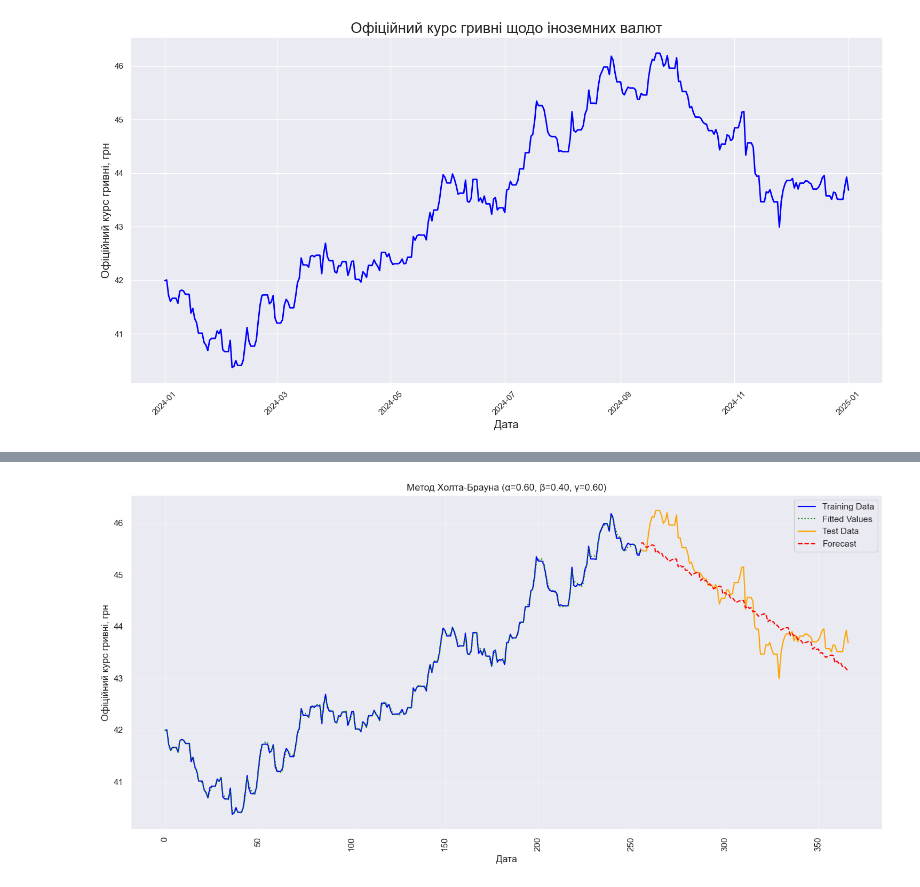
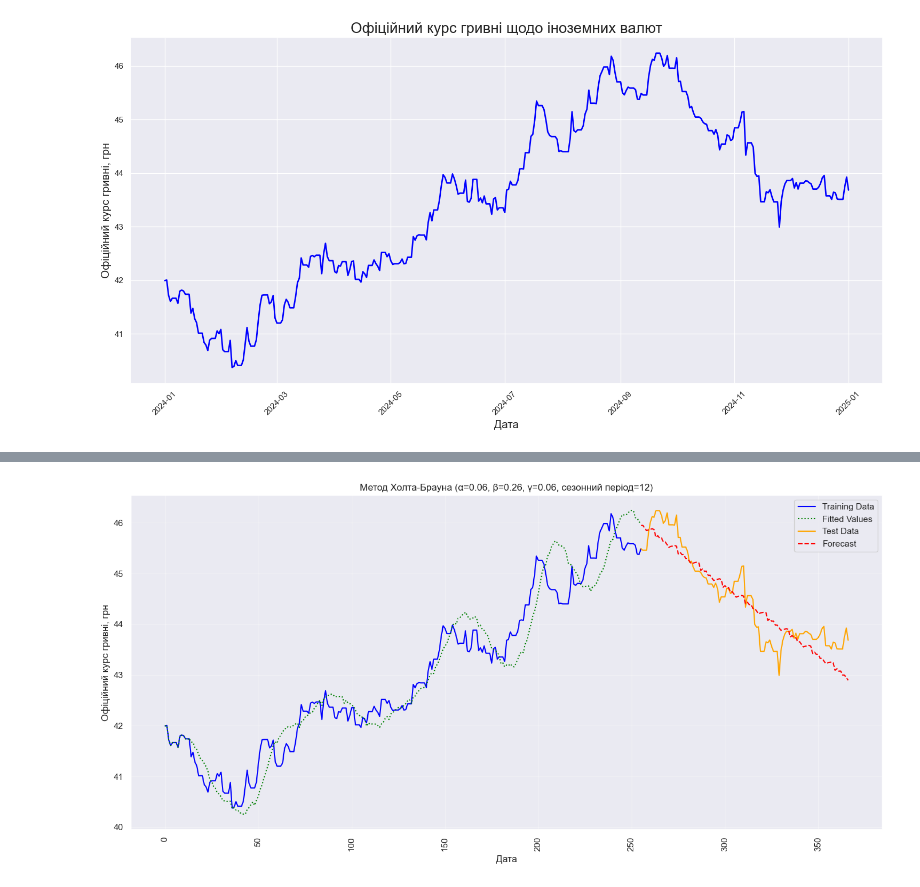
Before and after one commit to AndriyTok/data_Analysis_labs, a Jupyter notebook: lab8/lab8.ipynb, the cells around one changed output, grey strips where cells are left out. Drawn from its saved outputs; the diff is of its cells as text; code cells hidden in the pictures.

```diff
--- a/lab8/lab8.ipynb
+++ b/lab8/lab8.ipynb
@@ -115,44 +115,77 @@ test['Офіційний курс гривні, грн'] = test['Офіційн
 train_data = train['Офіційний курс гривні, грн'].to_numpy()
 test_data = test['Офіційний курс гривні, грн'].to_numpy()
 
-# Підбір найкращих параметрів
-best_params = {'alpha': 0, 'beta': 0, 'gamma': 0}
-best_mse = float('inf')
-best_mae = float('inf')
+# Підбір найкращих параметрів з тестуванням різних періодів сезонності
+overall_best_params = {'alpha': 0, 'beta': 0, 'gamma': 0, 'seasonal_periods': 0}
+overall_best_mse = float('inf')
+overall_best_mae = float('inf')
 
-for alpha in np.arange(0.1, 1.0, 0.1):
-    for beta in np.arange(0.1, 1.0, 0.1):
-        for gamma in np.arange(0.1, 1.0, 0.1):
-            forecast, fitted_values = holt_winters_forecast(
-                train_data, alpha, beta, gamma,
-                seasonal_periods=12, forecast_periods=len(test_data)
-            )
+for seasonal_period in [5, 7, 10, 12, 20]:
+    print(f"\nТестування сезонного періоду: {seasonal_period}")
 
-            mae = np.mean(np.abs(forecast[len(train_data):] - test_data))
-            mse = np.mean((forecast[len(train_data):] - test_data) ** 2)
+    best_params = {'alpha': 0, 'beta': 0, 'gamma': 0}
+    best_mse = float('inf')
+    best_mae = float('inf')
 
-            if mse < best_mse:
-                best_mse = mse
-                best_mae = mae
-                best_params = {'alpha': alpha, 'beta': beta, 'gamma': gamma}
+    # Розширюємо діапазон пошуку параметрів, особливо для малих значень
+    for alpha in np.arange(0.01, 0.5, 0.05):
+        for beta in np.arange(0.01, 0.5, 0.05):
+            for gamma in np.arange(0.01, 0.5, 0.05):
+                try:
+                    forecast, fitted_values = holt_winters_forecast(
+                        train_data, alpha, beta, gamma,
+                        seasonal_periods=seasonal_period,
+                        forecast_periods=len(test_data)
+                    )
 
-print(f"Best : alpha={best_params['alpha']}, beta={best_params['beta']}, gamma={best_params['gamma']}")
-print(f"Best MSE: {best_mse}")
-print(f"Best MAE: {best_mae}")
+                    mae = np.mean(np.abs(forecast[len(train_data):] - test_data))
+                    mse = np.mean((forecast[len(train_data):] - test_data) ** 2)
+
+                    if mse < best_mse:
+                        best_mse = mse
+                        best_mae = mae
+                        best_params = {'alpha': alpha, 'beta': beta, 'gamma': gamma}
+                except:
+                    # Пропускаємо комбінації, які можуть викликати проблеми
+                    continue
+
+    print(f"Найкращі параметри для сезонності {seasonal_period}:")
+    print(f"alpha={best_params['alpha']}, beta={best_params['beta']}, gamma={best_params['gamma']}")
+    print(f"MSE: {best_mse:.6f}")
+    print(f"MAE: {best_mae:.6f}")
+
+    # Зберігаємо загальні найкращі параметри
+    if best_mse < overall_best_mse:
+        overall_best_mse = best_mse
+        overall_best_mae = best_mae
+        overall_best_params = {
+            'alpha': best_params['alpha'],
+            'beta': best_params['beta'],
+            'gamma': best_params['gamma'],
+            'seasonal_periods': seasonal_period
+        }
+
+# Виводимо загальні найкращі параметри
+print("\n" + "="*50)
+print("Загальні найкращі параметри:")
+print(f"alpha={overall_best_params['alpha']}, beta={overall_best_params['beta']}, gamma={overall_best_params['gamma']}")
+print(f"Сезонний період: {overall_best_params['seasonal_periods']}")
+print(f"Найкращий MSE: {overall_best_mse:.6f}")
+print(f"Найкращий MAE: {overall_best_mae:.6f}")
 
 # Прогнозування з найкращими параметрами
 forecast, fitted_values = holt_winters_forecast(
     train_data,
-    alpha=best_params['alpha'],
-    beta=best_params['beta'],
-    gamma=best_params['gamma'],
-    seasonal_periods=12,
+    alpha=overall_best_params['alpha'],
+    beta=overall_best_params['beta'],
+    gamma=overall_best_params['gamma'],
+    seasonal_periods=overall_best_params['seasonal_periods'],
     forecast_periods=len(test_data)
 )
 
 plot_forecast_with_fitted(
     train, test, fitted_values, forecast,
-    title=f"Метод Холта-Брауна (α={best_params['alpha']:.2f}, β={best_params['beta']:.2f}, γ={best_params['gamma']:.2f})"
+    title=f"Метод Холта-Брауна (α={overall_best_params['alpha']:.2f}, β={overall_best_params['beta']:.2f}, γ={overall_best_params['gamma']:.2f}, сезонний період={overall_best_params['seasonal_periods']})"
 )
 
 train_errors = calculate_errors(train_data, fitted_values)
@@ -172,2 +219,2 @@ Best MAE: 0.3138360547706388
-[figure, old version]
+[figure, new version]
 Метрики при тренуванні:
```
Also changed, not shown: parts of 1 cell of this notebook.
